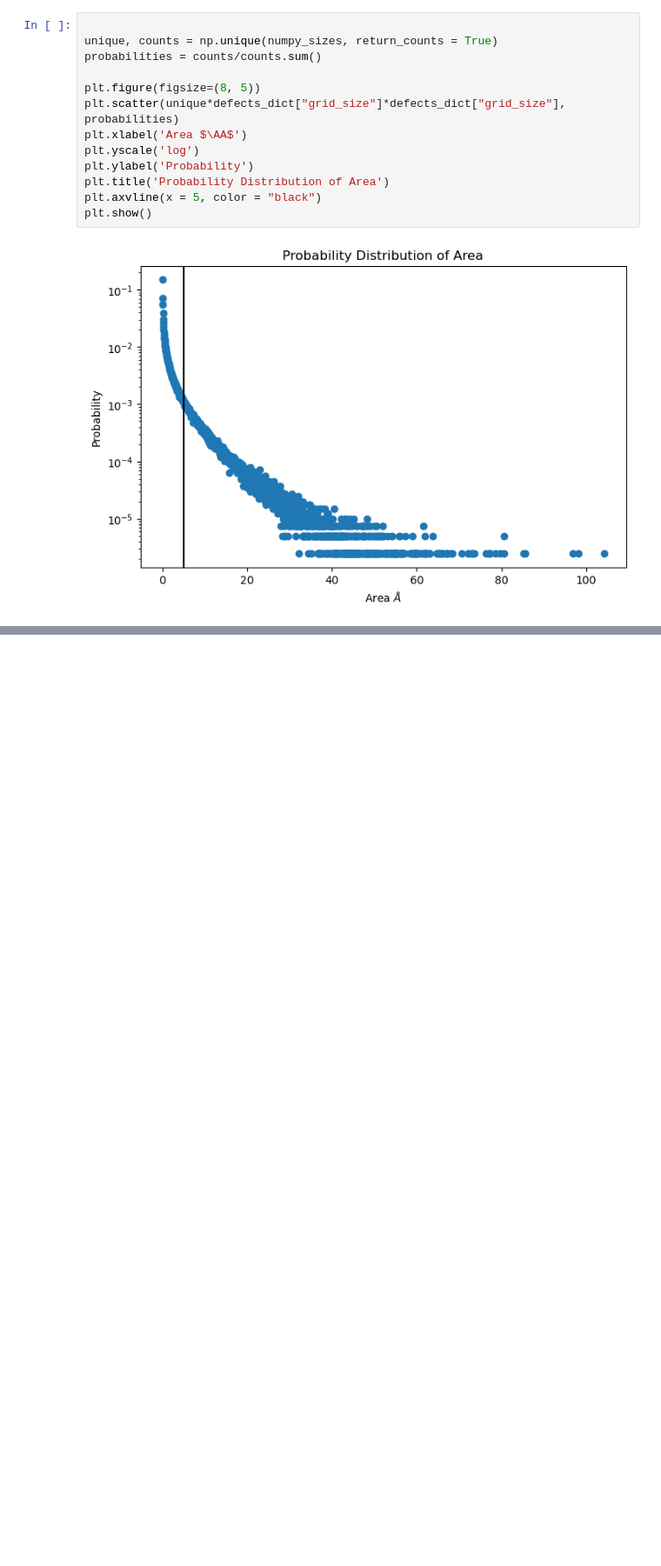
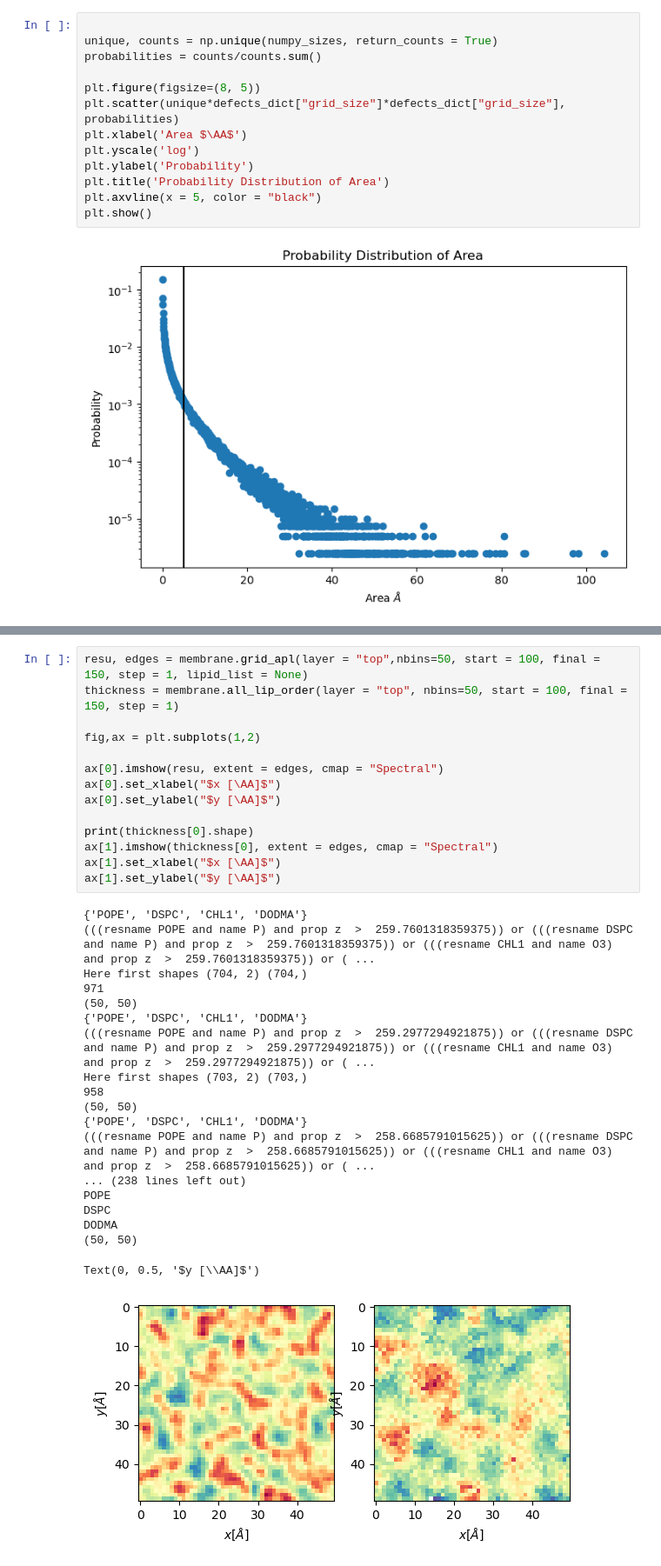
Before and after one commit to pyF4all/2DanalysisTutorials, a Jupyter notebook: Memb2D/User_guide.ipynb, the cells around one changed output, grey strips where cells are left out. Shown at 87% size. Saved outputs shown, nothing was run; the diff lists cells and outputs as text; blank space fills up the shorter version.

```diff
--- a/Memb2D/User_guide.ipynb
+++ b/Memb2D/User_guide.ipynb
@@ -621,0 +687,34 @@ plt.show()
+# %%
+resu, edges = membrane.grid_apl(layer = "top",nbins=50, start = 100, final = 150, step = 1, lipid_list = None)
+thickness = membrane.all_lip_order(layer = "top", nbins=50, start = 100, final = 150, step = 1)
+
+fig,ax = plt.subplots(1,2)
+
+ax[0].imshow(resu, extent = edges, cmap = "Spectral")
+ax[0].set_xlabel("$x [\AA]$")
+ax[0].set_ylabel("$y [\AA]$")
+
+print(thickness[0].shape)
+ax[1].imshow(thickness[0], extent = edges, cmap = "Spectral")
+ax[1].set_xlabel("$x [\AA]$")
+ax[1].set_ylabel("$y [\AA]$")
+# %% [output]
+{'POPE', 'DSPC', 'CHL1', 'DODMA'}
+(((resname POPE and name P) and prop z  >  259.7601318359375)) or (((resname DSPC and name P) and prop z  >  259.7601318359375)) or (((resname CHL1 and name O3) and prop z  >  259.7601318359375)) or ( ...
+Here first shapes (704, 2) (704,)
+971
+(50, 50)
+{'POPE', 'DSPC', 'CHL1', 'DODMA'}
+(((resname POPE and name P) and prop z  >  259.2977294921875)) or (((resname DSPC and name P) and prop z  >  259.2977294921875)) or (((resname CHL1 and name O3) and prop z  >  259.2977294921875)) or ( ...
+Here first shapes (703, 2) (703,)
+958
+(50, 50)
+{'POPE', 'DSPC', 'CHL1', 'DODMA'}
+(((resname POPE and name P) and prop z  >  258.6685791015625)) or (((resname DSPC and name P) and prop z  >  258.6685791015625)) or (((resname CHL1 and name O3) and prop z  >  258.6685791015625)) or ( ...
+... (238 lines left out)
+POPE
+DSPC
+DODMA
+(50, 50)
+Text(0, 0.5, '$y [\\AA]$')
+[figure, added]
```
Also changed, not shown: parts of 6 cells of this notebook.
